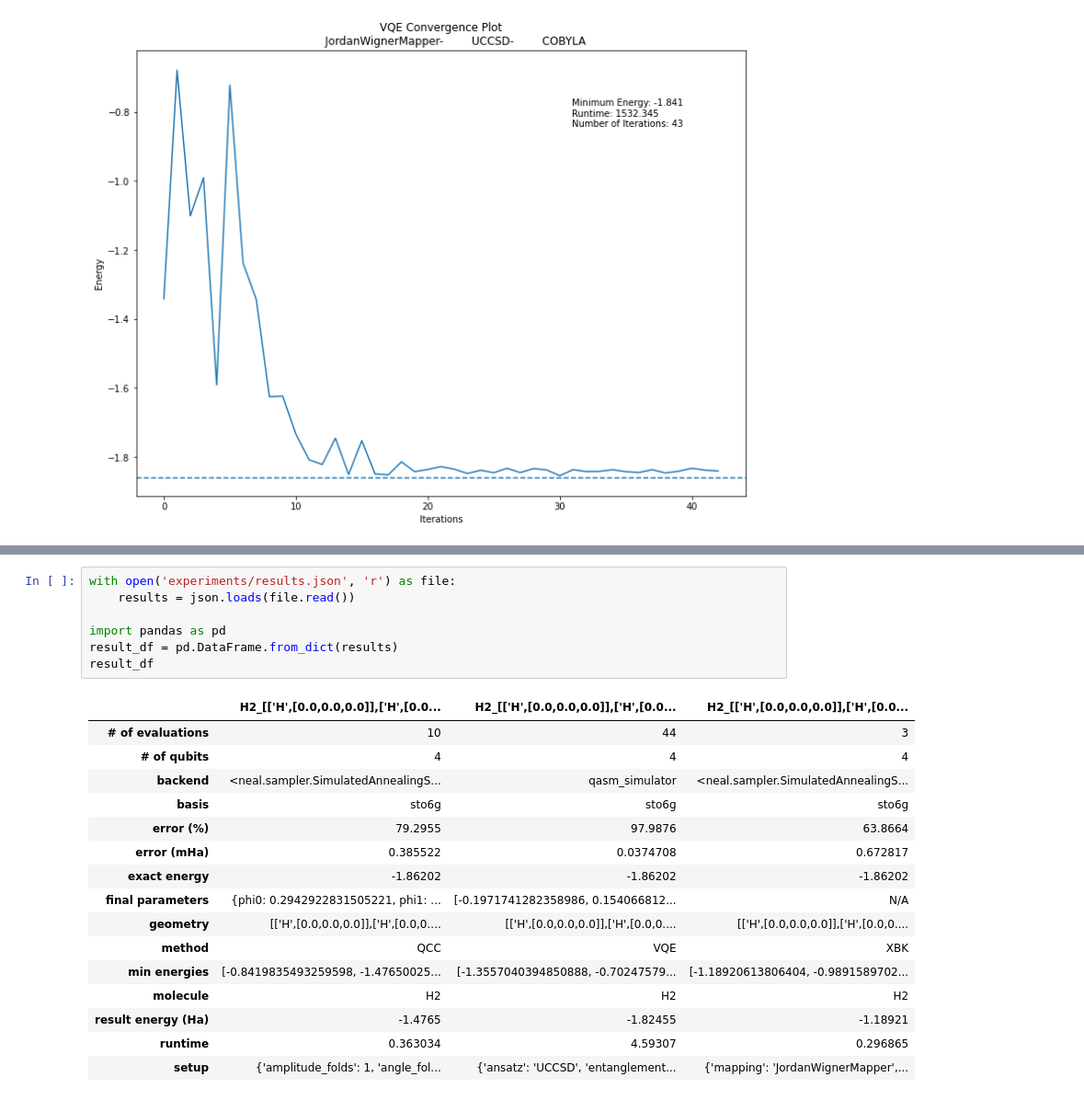
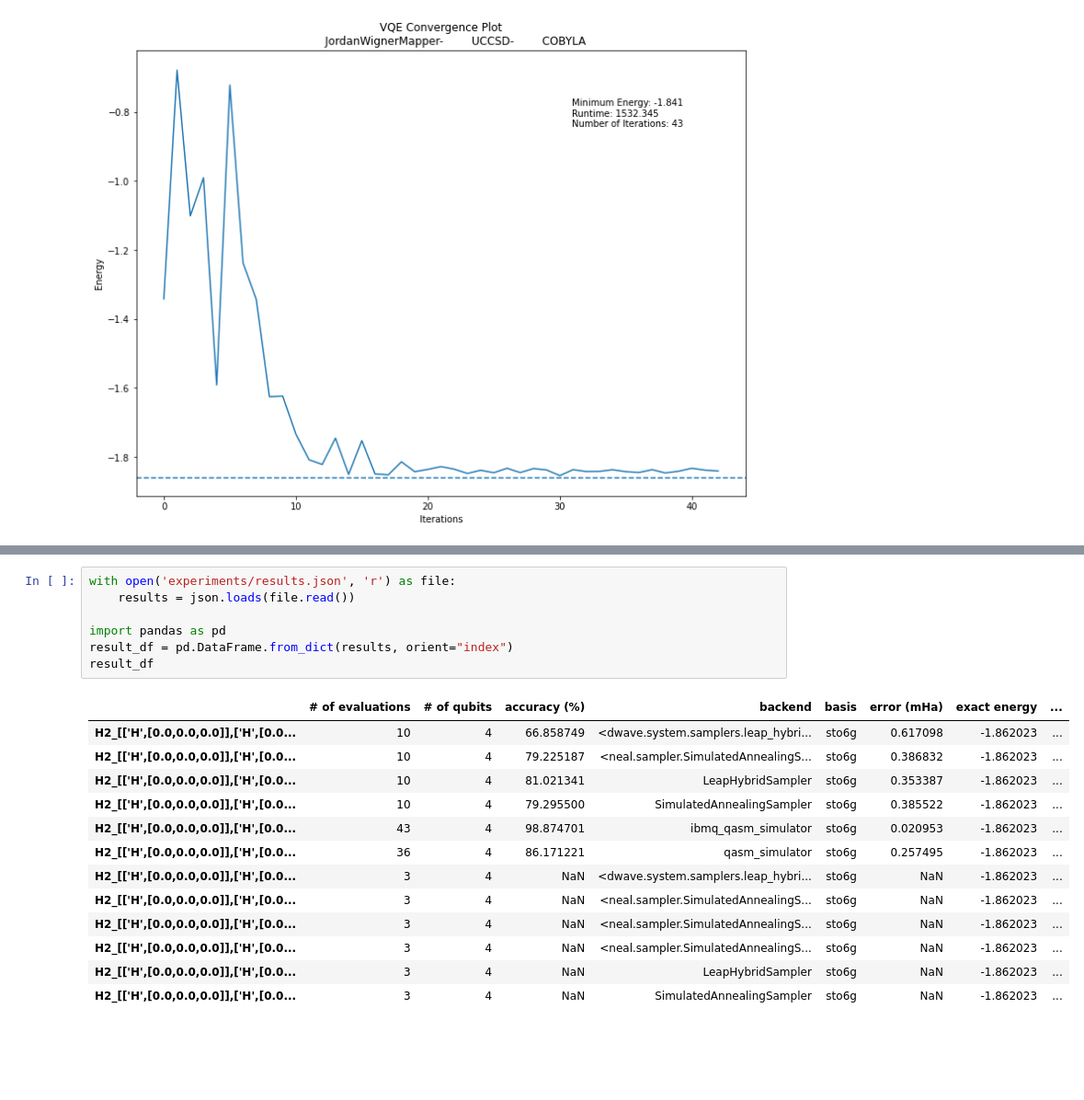
Before and after one commit to vmperrone/Benchmarking-Quantum-Groundstate-Solvers, a Jupyter notebook: main/BenchmarkingTool.ipynb, the cells around one changed output, grey strips where cells are left out. Shown: that part at 92% size. Saved outputs shown, nothing was run; the diff lists cells and outputs as text; blank space fills up the shorter version.

```diff
--- a/main/BenchmarkingTool.ipynb
+++ b/main/BenchmarkingTool.ipynb
@@ -547,24 +546,21 @@ Energy: -1.07427
 # %%
 with open('experiments/results.json', 'r') as file:
     results = json.loads(file.read())
 
 import pandas as pd
-result_df = pd.DataFrame.from_dict(results)
+result_df = pd.DataFrame.from_dict(results, orient="index")
 result_df
 # %% [output]
-|  | H2_[['H',[0.0,0.0,0.0]],['H',[0.0... | H2_[['H',[0.0,0.0,0.0]],['H',[0.0... | H2_[['H',[0.0,0.0,0.0]],['H',[0.0... |
-| # of evaluations | 10 | 44 | 3 |
-| # of qubits | 4 | 4 | 4 |
-| backend | <neal.sampler.SimulatedAnnealingS... | qasm_simulator | <neal.sampler.SimulatedAnnealingS... |
-| basis | sto6g | sto6g | sto6g |
-| error (%) | 79.2955 | 97.9876 | 63.8664 |
-| error (mHa) | 0.385522 | 0.0374708 | 0.672817 |
-| exact energy | -1.86202 | -1.86202 | -1.86202 |
-| final parameters | {phi0: 0.2942922831505221, phi1: ... | [-0.1971741282358986, 0.154066812... | N/A |
-| geometry | [['H',[0.0,0.0,0.0]],['H',[0.0,0.... | [['H',[0.0,0.0,0.0]],['H',[0.0,0.... | [['H',[0.0,0.0,0.0]],['H',[0.0,0.... |
-| method | QCC | VQE | XBK |
-| min energies | [-0.8419835493259598, -1.47650025... | [-1.3557040394850888, -0.70247579... | [-1.18920613806404, -0.9891589702... |
-| molecule | H2 | H2 | H2 |
-| result energy (Ha) | -1.4765 | -1.82455 | -1.18921 |
-| runtime | 0.363034 | 4.59307 | 0.296865 |
-| setup | {'amplitude_folds': 1, 'angle_fol... | {'ansatz': 'UCCSD', 'entanglement... | {'mapping': 'JordanWignerMapper',... |
+|  | # of evaluations | # of qubits | accuracy (%) | backend | basis | error (mHa) | exact energy | ... |
+| H2_[['H',[0.0,0.0,0.0]],['H',[0.0... | 10 | 4 | 66.858749 | <dwave.system.samplers.leap_hybri... | sto6g | 0.617098 | -1.862023 | ... |
+| H2_[['H',[0.0,0.0,0.0]],['H',[0.0... | 10 | 4 | 79.225187 | <neal.sampler.SimulatedAnnealingS... | sto6g | 0.386832 | -1.862023 | ... |
+| H2_[['H',[0.0,0.0,0.0]],['H',[0.0... | 10 | 4 | 81.021341 | LeapHybridSampler | sto6g | 0.353387 | -1.862023 | ... |
+| H2_[['H',[0.0,0.0,0.0]],['H',[0.0... | 10 | 4 | 79.295500 | SimulatedAnnealingSampler | sto6g | 0.385522 | -1.862023 | ... |
+| H2_[['H',[0.0,0.0,0.0]],['H',[0.0... | 43 | 4 | 98.874701 | ibmq_qasm_simulator | sto6g | 0.020953 | -1.862023 | ... |
+| H2_[['H',[0.0,0.0,0.0]],['H',[0.0... | 36 | 4 | 86.171221 | qasm_simulator | sto6g | 0.257495 | -1.862023 | ... |
+| H2_[['H',[0.0,0.0,0.0]],['H',[0.0... | 3 | 4 | NaN | <dwave.system.samplers.leap_hybri... | sto6g | NaN | -1.862023 | ... |
+| H2_[['H',[0.0,0.0,0.0]],['H',[0.0... | 3 | 4 | NaN | <neal.sampler.SimulatedAnnealingS... | sto6g | NaN | -1.862023 | ... |
+| H2_[['H',[0.0,0.0,0.0]],['H',[0.0... | 3 | 4 | NaN | <neal.sampler.SimulatedAnnealingS... | sto6g | NaN | -1.862023 | ... |
+| H2_[['H',[0.0,0.0,0.0]],['H',[0.0... | 3 | 4 | NaN | <neal.sampler.SimulatedAnnealingS... | sto6g | NaN | -1.862023 | ... |
+| H2_[['H',[0.0,0.0,0.0]],['H',[0.0... | 3 | 4 | NaN | LeapHybridSampler | sto6g | NaN | -1.862023 | ... |
+| H2_[['H',[0.0,0.0,0.0]],['H',[0.0... | 3 | 4 | NaN | SimulatedAnnealingSampler | sto6g | NaN | -1.862023 | ... |
```
Also changed, not shown: parts of 5 cells of this notebook, 9 other files.
